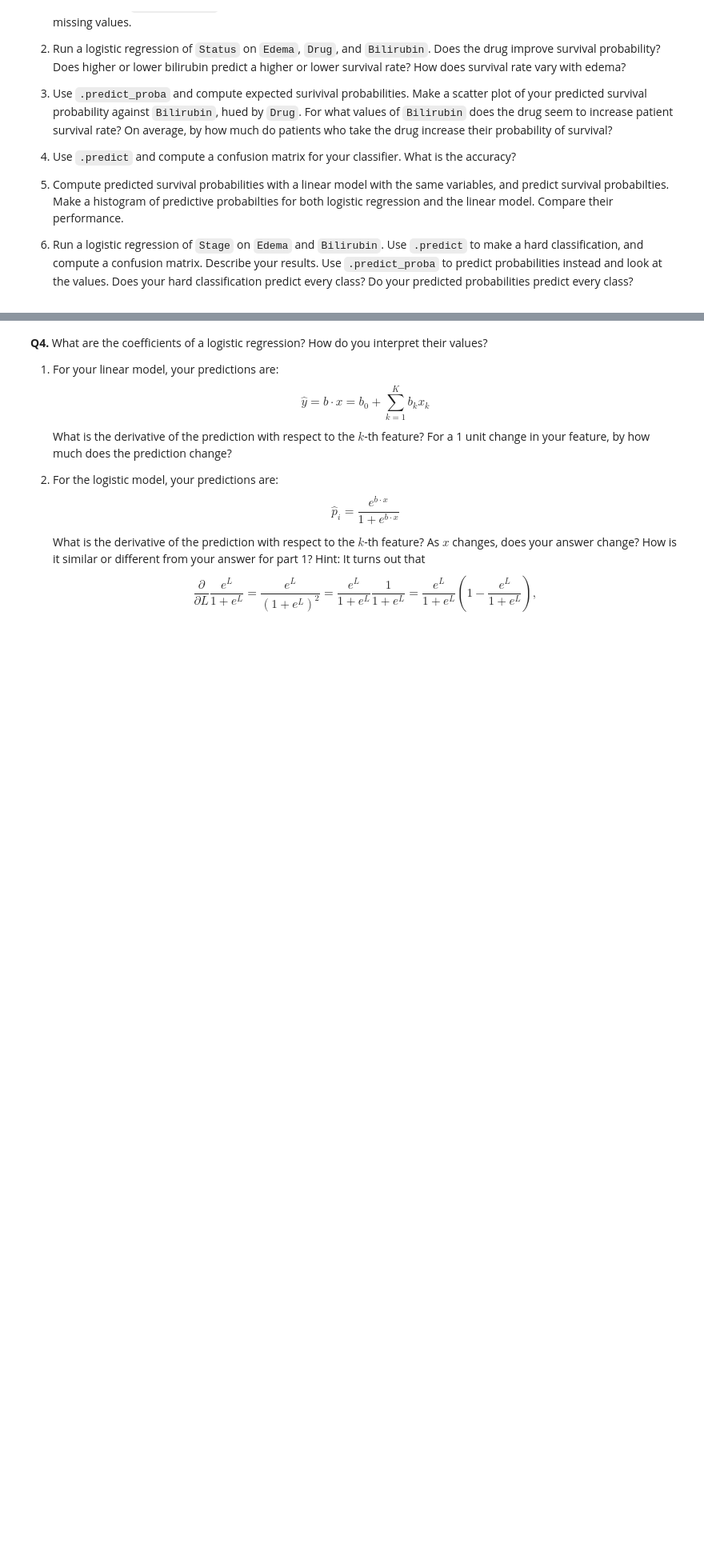
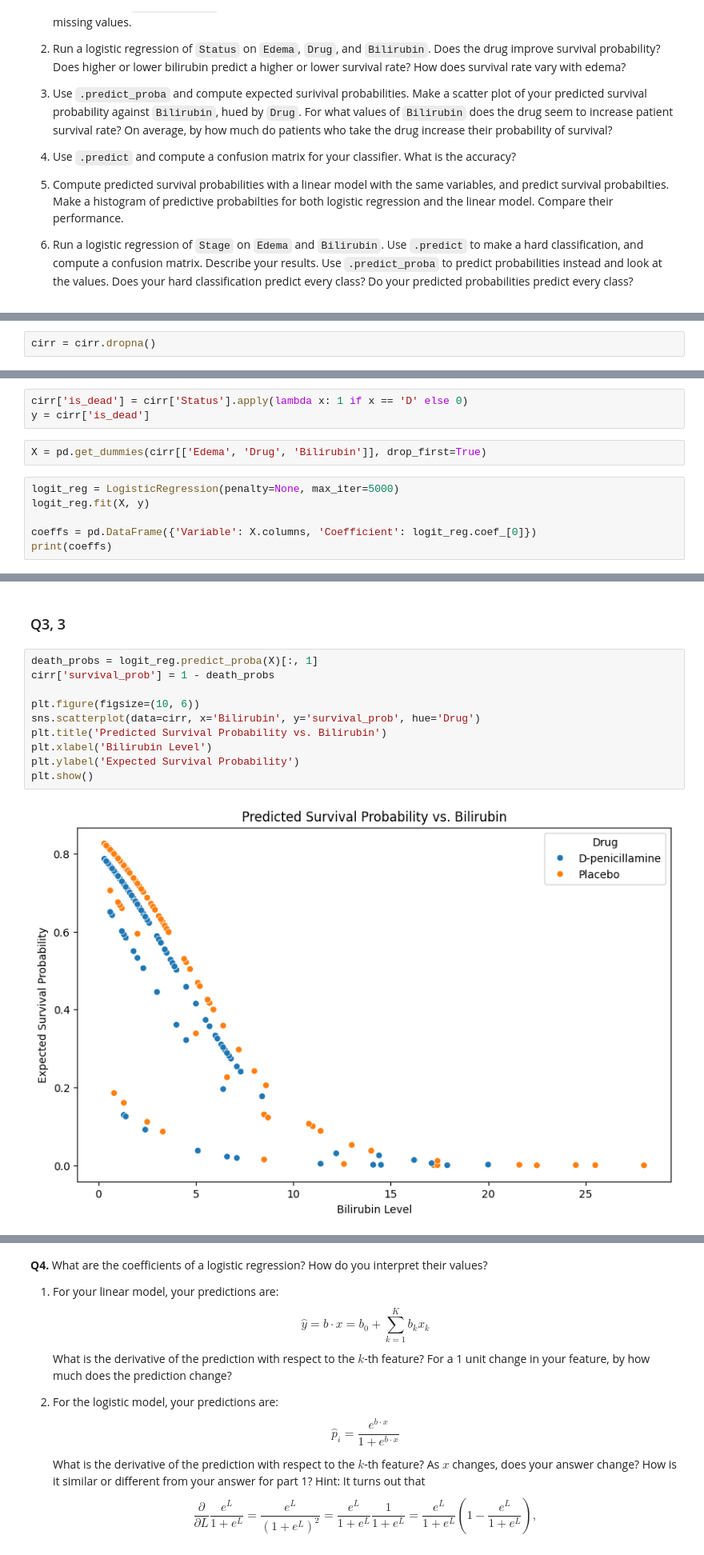
Before and after one commit to clairicelou/undergrad_ml_assignments, a Jupyter notebook: 05_assignment_glm.ipynb, the cells around one changed output, grey strips where cells are left out. Shown at 80% size. Drawn from its saved outputs; the diff is of its cells as text; blank space fills up the shorter version.

```diff
--- a/05_assignment_glm.ipynb
+++ b/05_assignment_glm.ipynb
@@ -88,0 +331,2 @@ The relevant data are:
+# %%
+cirr = cirr.dropna()
@@ -88,0 +335,11 @@ The relevant data are:
+# %%
+cirr['is_dead'] = cirr['Status'].apply(lambda x: 1 if x == 'D' else 0)
+y = cirr['is_dead']
+# %%
+X = pd.get_dummies(cirr[['Edema', 'Drug', 'Bilirubin']], drop_first=True)
+# %%
+logit_reg = LogisticRegression(penalty=None, max_iter=5000)
+logit_reg.fit(X, y)
+
+coeffs = pd.DataFrame({'Variable': X.columns, 'Coefficient': logit_reg.coef_[0]})
+print(coeffs)
@@ -88,0 +358,14 @@ The relevant data are:
+# %% [markdown]
+### Q3, 3
+# %%
+death_probs = logit_reg.predict_proba(X)[:, 1]
+cirr['survival_prob'] = 1 - death_probs
+
+plt.figure(figsize=(10, 6))
+sns.scatterplot(data=cirr, x='Bilirubin', y='survival_prob', hue='Drug')
+plt.title('Predicted Survival Probability vs. Bilirubin')
+plt.xlabel('Bilirubin Level')
+plt.ylabel('Expected Survival Probability')
+plt.show()
+# %% [output]
+[figure, added]
```
Also changed, not shown: parts of 65 cells of this notebook, 7 other files.
